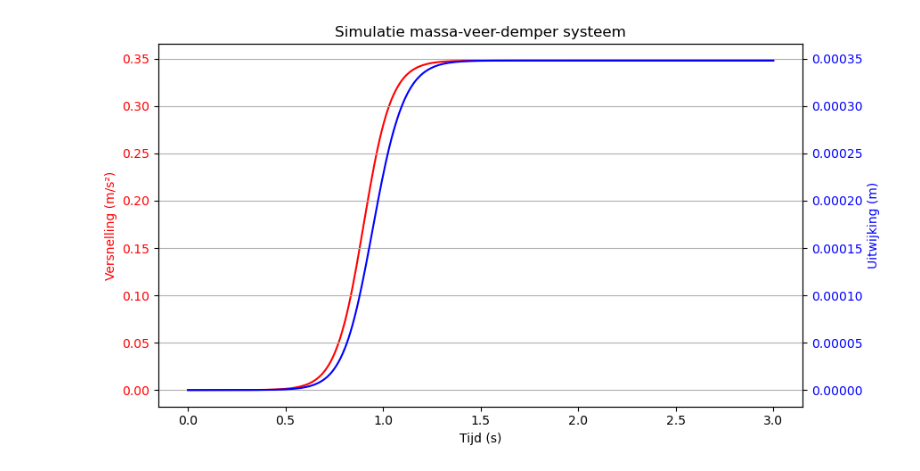
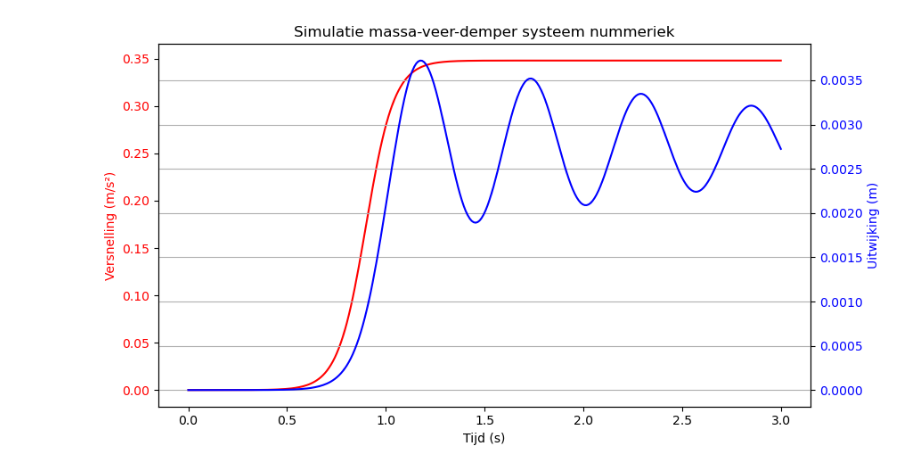
Before and after one commit to nsklein2006/Versnellingssensor-numeriek, a Jupyter notebook: nummeriek model versnellingssensor.ipynb, the cells around one changed output. Saved outputs shown, nothing was run; the diff lists cells and outputs as text; code cells hidden in the pictures.

```diff
--- a/nummeriek model versnellingssensor.ipynb
+++ b/nummeriek model versnellingssensor.ipynb
@@ -3,40 +3,40 @@ import numpy as np
 import matplotlib.pyplot as plt
 import csv
 
-m = 0.01  # massa (kg)
-k = 10    # veerconstante (N/m)
-c = 0.63  # dempingconstante (Ns/m)
+m = 0.872  # massa (kg)
+k = 110   # veerconstante (N/m)
+c = 0.8  # dempingconstante (Ns/m)
 
 with open('versnellingsprofiel_glad.csv') as file:
     reader = csv.reader(file)
     next(reader)  # sla kopregel over
     data = np.array([[float(r[0]), float(r[1])] for r in reader])
     tijd, a_input = data[:, 0], data[:, 1]
 
 dt = tijd[1] - tijd[0]
 x = np.zeros_like(tijd)
 v = np.zeros_like(tijd)
 
 for i in range(1, len(tijd)):
     a_net = a_input[i] - (c/m) * v[i-1] - (k/m) * x[i-1]
     v[i] = v[i-1] + dt * a_net
     x[i] = x[i-1] + dt * v[i]
 
 fig, ax1 = plt.subplots(figsize=(9, 5))
 
 ax1.set_xlabel('Tijd (s)')
 ax1.set_ylabel('Versnelling (m/s²)', color='red')
 ax1.plot(tijd, a_input, color='red', label='Versnelling a(t)')
 ax1.tick_params(axis='y', labelcolor='red')
 
 ax2 = ax1.twinx()
 ax2.set_ylabel('Uitwijking (m)', color='blue')
 ax2.plot(tijd, x, color='blue', label='Uitwijking x(t)')
 ax2.tick_params(axis='y', labelcolor='blue')
 
-plt.title('Simulatie massa-veer-demper systeem')
+plt.title('Simulatie massa-veer-demper systeem nummeriek')
 plt.grid()
 plt.tight_layout()
 plt.show()
 # %% [output]
-[figure, old version]
+[figure, new version]
```
Also changed, not shown: parts of 1 cell of this notebook, 1 other file.
